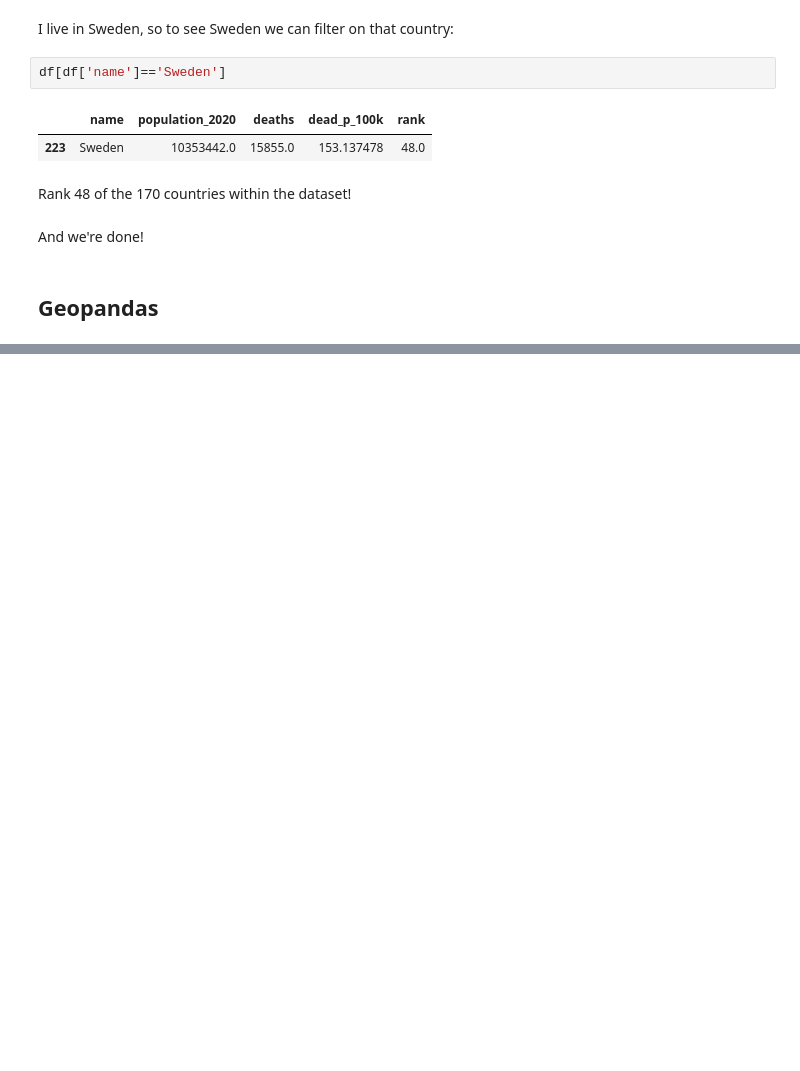
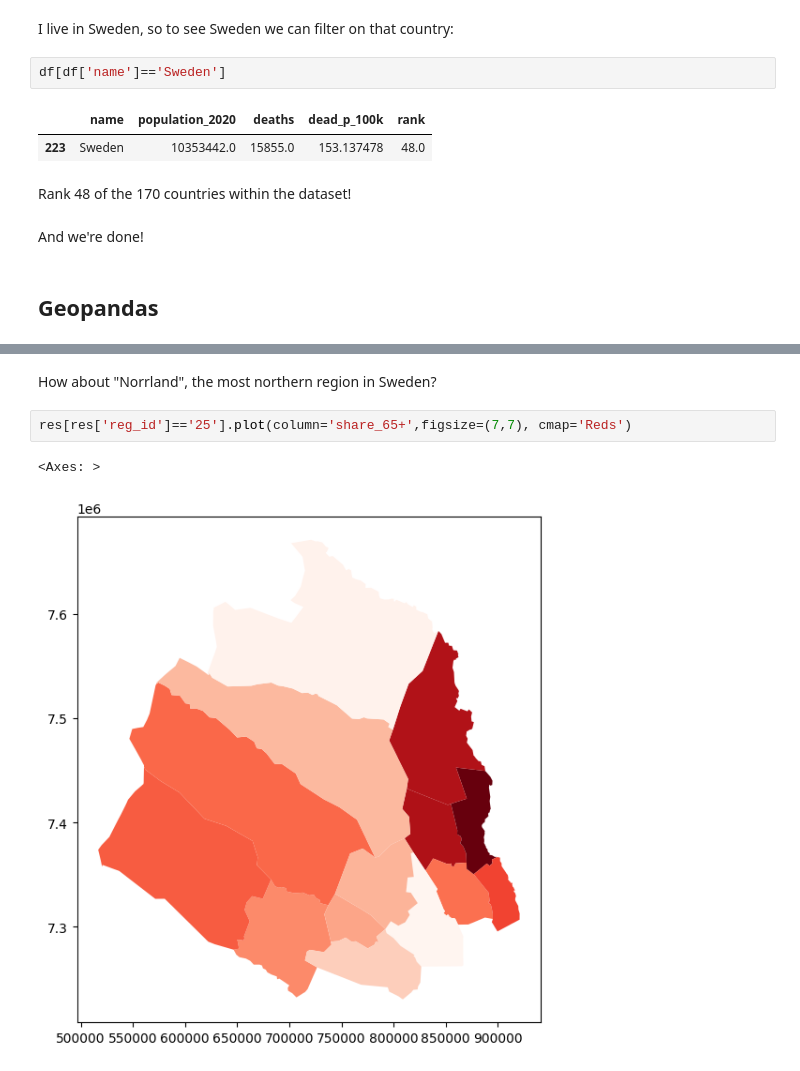
Before and after one commit to johan-ekman/learning_python, a Jupyter notebook: continuation_course/solutions.ipynb, the cells around one changed output, grey strips where cells are left out. Drawn from its saved outputs; the diff is of its cells as text; blank space fills up the shorter version.

```diff
--- a/continuation_course/solutions.ipynb
+++ b/continuation_course/solutions.ipynb
@@ -1733,0 +2030,7 @@ And we're done!
+# %% [markdown]
+How about "Norrland", the most northern region in Sweden?
+# %%
+res[res['reg_id']=='25'].plot(column='share_65+',figsize=(7,7), cmap='Reds')
+# %% [output]
+<Axes: >
+[figure, added]
```
Also changed, not shown: parts of 71 cells of this notebook, 1 other file.
